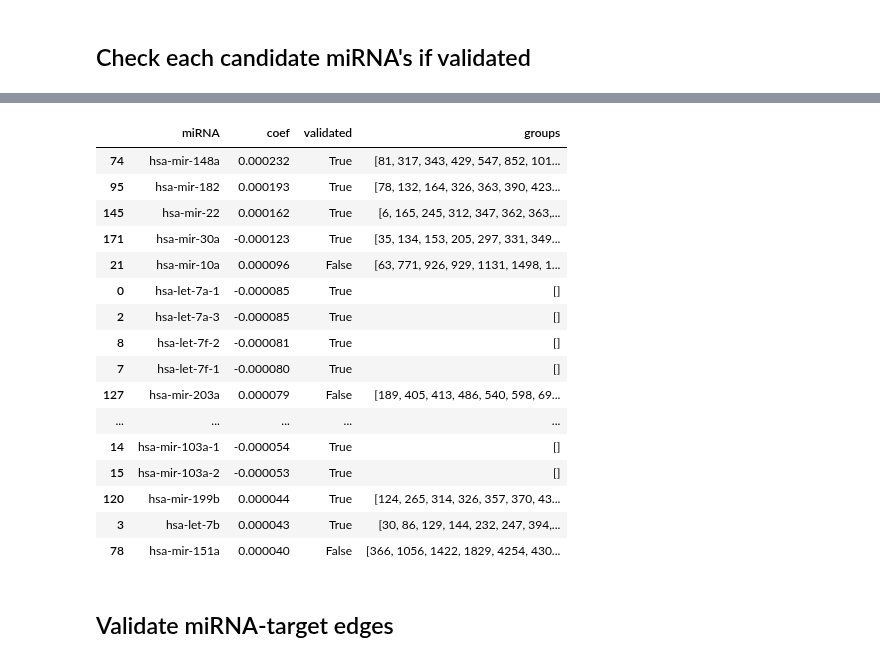
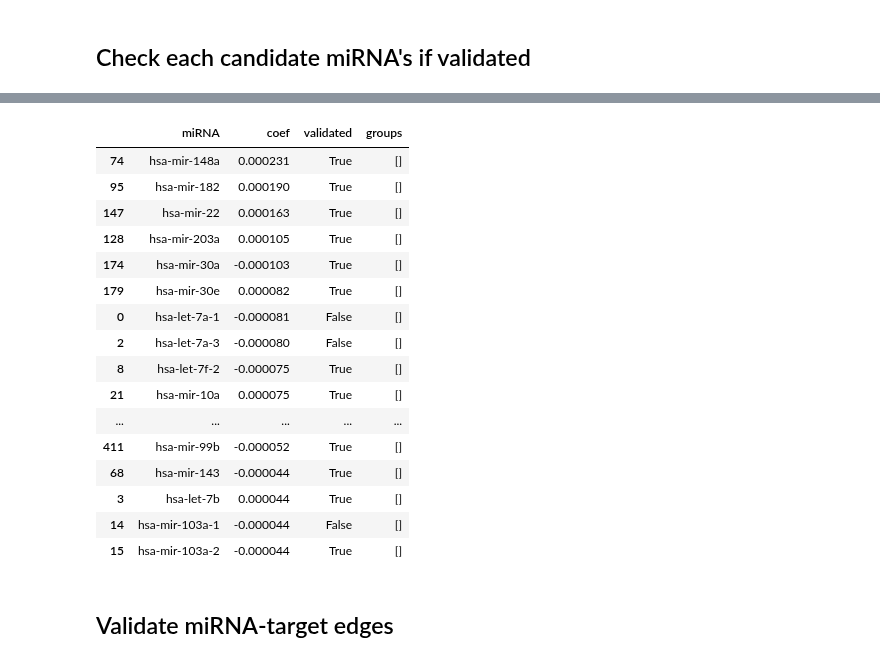
Before and after one commit to JonnyTran/microRNA-Lung-Cancer-Associations, a Jupyter notebook: notebooks/miRNA-gene_exp.ipynb, the cells around one changed output, grey strips where cells are left out. Saved outputs shown, nothing was run; the diff lists cells and outputs as text; code cells hidden in the pictures.

```diff
--- a/notebooks/miRNA-gene_exp.ipynb
+++ b/notebooks/miRNA-gene_exp.ipynb
@@ -159,13 +195,13 @@ miRNAs_in_MTDN 243
 # %%
 from sklearn.model_selection import train_test_split
 
-X, y = tgca_luad.make_dataset(dataset='miRNA', normal_tumor='both', normal_matched=True, mirna_gene_matched=False,
+X, y = tgca_luad.make_dataset(dataset='miRNA', normal_tumor='both', normal_matched=False, mirna_gene_matched=False,
                               pathologic_stages=['normal', 'Stage I', 'Stage II', 'Stage III', 'Stage IV'],
                               label_mapping={'normal': -1, 'Stage I': 1, 'Stage II': 1, 'Stage III': 1, 'Stage IV': 1})
 
 X_multi, y_multi = tgca_luad.make_dataset(dataset='miRNA', normal_tumor='both', normal_matched=False, mirna_gene_matched=False,
                               pathologic_stages=['normal', 'Stage I', 'Stage II', 'Stage III', 'Stage IV'],
-                                          label_mapping={'normal': 0, 'Stage I': 1, 'Stage II': 2, 'Stage III': 3, 'Stage IV': 4})
+                                          label_mapping={'normal': 0, 'Stage I': 1, 'Stage II': 2, 'Stage III': 2, 'Stage IV': 2})
 
 X_train, X_test, Y_train, Y_test = \
     train_test_split(X, y, test_size=0.2, random_state=np.random.randint(0, 10000), stratify=y)
@@ -234,20 +268,20 @@ elastic_net_param['regul'] = 'elastic-net'
 elastic_net = SPAMSClassifier()
 elastic_net.fit(X_train, Y_train, groups=None, params=elastic_net_param)
 
-# # Sparse Group Lasso
+# Sparse Group Lasso
 sparse_group_l2_param = param.copy()
 sparse_group_l2_param['loss'] = 'logistic'
 sparse_group_l2_param['regul'] = 'sparse-group-lasso-l2'
-sparse_group_l2_param['lambda1'] = 0.5
+sparse_group_l2_param['lambda1'] = 0.2
 sparse_group_l2 = SPAMSClassifier()
-sparse_group_l2.fit(X_train, Y_train, groups=network.get_miRNA_cluster_assgn(), params=sparse_group_l2_param)
+sparse_group_l2.fit(X_train, Y_train, groups=network.get_miRNA_group_assgn(), params=sparse_group_l2_param)
 
 # Multi Logistic
-multi_group_l2_param = param.copy()
-multi_group_l2_param['loss'] = 'multi-logistic'
-multi_group_l2_param['regul'] = 'l1l2'
-multi_group_l2 = SPAMSClassifier()
-multi_group_l2.fit(X_multi_train, Y_multi_train, groups=None, params=multi_group_l2_param)
+multi_task_l1l2_param = param.copy()
+multi_task_l1l2_param['loss'] = 'multi-logistic'
+multi_task_l1l2_param['regul'] = 'l1l2'
+multi_task_l1l2 = SPAMSClassifier()
+multi_task_l1l2.fit(X_multi_train, Y_multi_train, groups=None, params=multi_task_l1l2_param)
 # %% [output]
 FISTA Flat: {'loss': 'weighted-logistic', 'regul': 'l1', 'verbose': True, 'numThreads': -1, 'max_it': 1000, 'pos': False, 'intercept': False, 'it0': 10, 'L0': 0.1, 'tol': 0.001, 'lambda1': 0.5, 'lambd ...
 FISTA Flat: {'loss': 'weighted-logistic', 'regul': 'elastic-net', 'verbose': True, 'numThreads': -1, 'max_it': 1000, 'pos': False, 'intercept': False, 'it0': 10, 'L0': 0.1, 'tol': 0.001, 'lambda1': 0. ...
@@ -268,7 +308,7 @@ A = gl.linear_operator_from_groups(X_train.shape[1],
                                    )
 beta = start_vectors.ZerosStartVector().get_vector(X_train.shape[1])
 
-logistic_L1L2GL = estimators.LogisticRegressionL1L2GL(l1=3., l2=0.0, gl=3., A=A,
+logistic_L1L2GL = estimators.LogisticRegressionL1L2GL(l1=2.5, l2=0.0, gl=3., A=A,
                                                       algorithm=algorithms.proximal.FISTA(),
                                                       class_weight='auto',
                                                       algorithm_params=dict(max_iter=1000),
@@ -331,7 +389,16 @@ mir2disease_nsclc_miRNA_df.drop_duplicates(inplace=True)
 mir2disease_nsclc_miRNAs = mir2disease_nsclc_miRNA_df['miRNA'].unique()
 print "mir2disease_nsclc_miRNAs", mir2disease_nsclc_miRNAs.shape
 
-validating_miRNAs = HMDD_lung_neoplasm_miRNAs
+dbDEMC_df = pandas.read_table(os.path.join(ROOT_DIR, 'data/external/dbDEMC.txt'), delimiter='\t')
+dbDEMC_df = dbDEMC_df[dbDEMC_df['Cancer Type'] == 'lung cancer']
+dbDEMC_df = dbDEMC_df[dbDEMC_df['Cancer Subtype'] == 'lung adenocarcinoma']
+dbDEMC_df['miRNA ID'] = dbDEMC_df['miRNA ID'].str.lower()
+dbDEMC_df['miRNA ID'] = dbDEMC_df['miRNA ID'].str.replace("*", "")
+dbDEMC_df['miRNA ID'] = dbDEMC_df['miRNA ID'].str.replace("-3p.*|-5p.*", "")
+dbDEMC_luad_miRNAs = dbDEMC_df['miRNA ID'].unique()
+print 'dbDEMC_luad_miRNAs', len(dbDEMC_df['miRNA ID'].unique())
+
+validating_miRNAs = dbDEMC_luad_miRNAs
 # %% [output]
 HMDD_lung_neoplasm_miRNAs (157,)
 miRCancer_luad_miRNAs 27
@@ -409,27 +474,27 @@ candidate_miRNAs.head(20)
 # %%
-candidate_miRNAs = pandas.DataFrame([(mirna_list[m], logistic_L1L2GL.beta[m][0]) for m in logistic_L1L2GL.beta.nonzero()[0]])
+candidate_miRNAs = pandas.DataFrame([(tgca_luad.mirna_list[m], logistic_L1L2GL.beta[m][0]) for m in logistic_L1L2GL.beta.nonzero()[0]])
 candidate_miRNAs.columns = ['miRNA', 'coef']
-candidate_miRNAs['validated'] = candidate_miRNAs.apply(lambda row: row['miRNA'] in HMDD_lung_neoplasm_miRNAs, axis=1)
-candidate_miRNAs['groups'] = candidate_miRNAs.apply(lambda row: network.find_miRNA_groups(row['miRNA']), axis=1)
+candidate_miRNAs['validated'] = candidate_miRNAs.apply(lambda row: row['miRNA'] in validating_miRNAs, axis=1)
+candidate_miRNAs['groups'] = candidate_miRNAs.apply(lambda row : network.find_miRNA_groups(row['miRNA']), axis=1)
 candidate_miRNAs.reindex(candidate_miRNAs.coef.abs().sort(inplace=False, ascending=False).index).head(20)
 # %% [output]
 |  | miRNA | coef | validated | groups |
-| 74 | hsa-mir-148a | 0.000232 | True | [81, 317, 343, 429, 547, 852, 101... |
-| 95 | hsa-mir-182 | 0.000193 | True | [78, 132, 164, 326, 363, 390, 423... |
-| 145 | hsa-mir-22 | 0.000162 | True | [6, 165, 245, 312, 347, 362, 363,... |
-| 171 | hsa-mir-30a | -0.000123 | True | [35, 134, 153, 205, 297, 331, 349... |
-| 21 | hsa-mir-10a | 0.000096 | False | [63, 771, 926, 929, 1131, 1498, 1... |
-| 0 | hsa-let-7a-1 | -0.000085 | True | [] |
-| 2 | hsa-let-7a-3 | -0.000085 | True | [] |
-| 8 | hsa-let-7f-2 | -0.000081 | True | [] |
-| 7 | hsa-let-7f-1 | -0.000080 | True | [] |
-| 127 | hsa-mir-203a | 0.000079 | False | [189, 405, 413, 486, 540, 598, 69... |
+| 74 | hsa-mir-148a | 0.000231 | True | [] |
+| 95 | hsa-mir-182 | 0.000190 | True | [] |
+| 147 | hsa-mir-22 | 0.000163 | True | [] |
+| 128 | hsa-mir-203a | 0.000105 | True | [] |
+| 174 | hsa-mir-30a | -0.000103 | True | [] |
+| 179 | hsa-mir-30e | 0.000082 | True | [] |
+| 0 | hsa-let-7a-1 | -0.000081 | False | [] |
+| 2 | hsa-let-7a-3 | -0.000080 | False | [] |
+| 8 | hsa-let-7f-2 | -0.000075 | True | [] |
+| 21 | hsa-mir-10a | 0.000075 | True | [] |
 | ... | ... | ... | ... | ... |
-| 14 | hsa-mir-103a-1 | -0.000054 | True | [] |
-| 15 | hsa-mir-103a-2 | -0.000053 | True | [] |
-| 120 | hsa-mir-199b | 0.000044 | True | [124, 265, 314, 326, 357, 370, 43... |
-| 3 | hsa-let-7b | 0.000043 | True | [30, 86, 129, 144, 232, 247, 394,... |
-| 78 | hsa-mir-151a | 0.000040 | False | [366, 1056, 1422, 1829, 4254, 430... |
+| 411 | hsa-mir-99b | -0.000052 | True | [] |
+| 68 | hsa-mir-143 | -0.000044 | True | [] |
+| 3 | hsa-let-7b | 0.000044 | True | [] |
+| 14 | hsa-mir-103a-1 | -0.000044 | False | [] |
+| 15 | hsa-mir-103a-2 | -0.000044 | True | [] |
 # %% [markdown]
 ## Validate miRNA-target edges
 # %%
```
Also changed, not shown: parts of 14 cells of this notebook, 2 other files.
